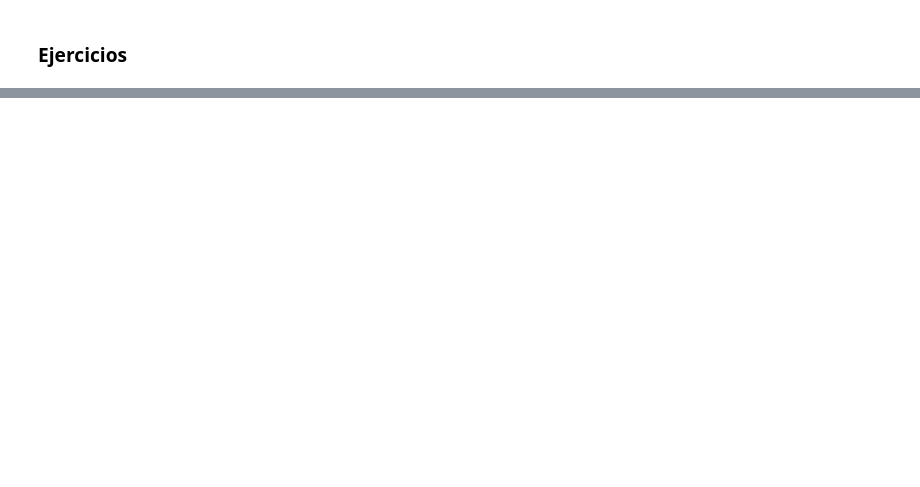
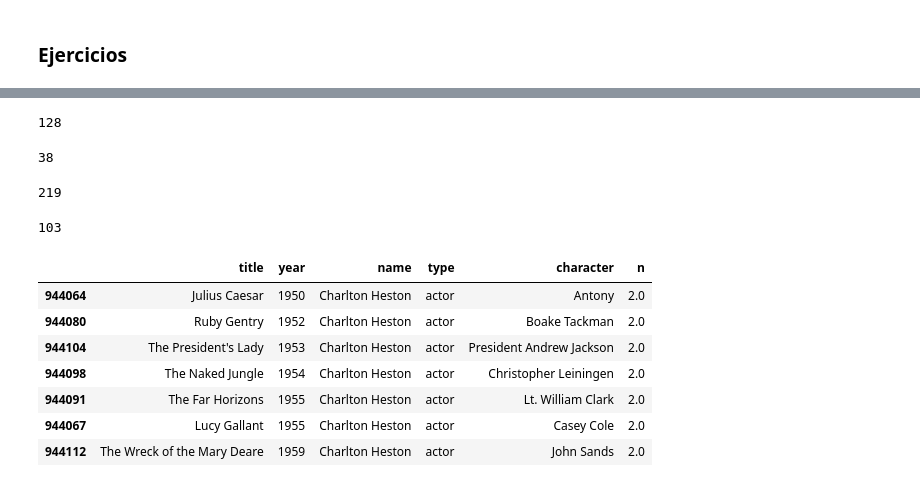
Before and after one commit to seimandi-g/Programacion-I, a Jupyter notebook: Unidad II/4. pandas-ejercicios-1.ipynb, the cells around one changed output, grey strips where cells are left out. Drawn from its saved outputs; the diff is of its cells as text; code cells hidden in the pictures; blank space fills up the shorter version.

```diff
--- a/Unidad II/4. pandas-ejercicios-1.ipynb
+++ b/Unidad II/4. pandas-ejercicios-1.ipynb
@@ -298,0 +209,48 @@ len(c)
+# %%
+# Cuantos papeles fueron listados en la pelicula "The Wizard of Oz" de 1939
+c =  Casting
+c = c[ (c.title == "The Wizard of Oz") & (c.year == 1939) ]
+len(c)
+# %% [output]
+128
+# %%
+# Cuantos papeles de "Bruce Wayne" han sido hechos en la historia
+# de las peliculas
+c =  Casting
+c = c[c.character == "Bruce Wayne"]
+len(c)
+# %% [output]
+38
+# %%
+# Cuanta gente ah hecho el papel de "Romeo"
+c =  Casting
+c = c[c.character == "Romeo"]
+len(c)
+# %% [output]
+219
+# %%
+# Cuantos papeles ah hecho "Robert De Niro" en su carrera
+c =  Casting
+c = c[c.name == "Robert De Niro"]
+len(c)
+# %% [output]
+103
+# %%
+# Listado de papeles de soporte que tuvo el actor "Charlton Heston" en
+# la decada de los 50's, ordenado por año
+
+c =  Casting
+c = c[c.name == "Charlton Heston"]
+c = c[c.n == 2]
+c = c[c.year // 10 == 195]
+c = c.sort_values('year')
+c
+# %% [output]
+|  | title | year | name | type | character | n |
+| 944064 | Julius Caesar | 1950 | Charlton Heston | actor | Antony | 2.0 |
+| 944080 | Ruby Gentry | 1952 | Charlton Heston | actor | Boake Tackman | 2.0 |
+| 944104 | The President's Lady | 1953 | Charlton Heston | actor | President Andrew Jackson | 2.0 |
+| 944098 | The Naked Jungle | 1954 | Charlton Heston | actor | Christopher Leiningen | 2.0 |
+| 944091 | The Far Horizons | 1955 | Charlton Heston | actor | Lt. William Clark | 2.0 |
+| 944067 | Lucy Gallant | 1955 | Charlton Heston | actor | Casey Cole | 2.0 |
+| 944112 | The Wreck of the Mary Deare | 1959 | Charlton Heston | actor | John Sands | 2.0 |
```
Also changed, not shown: parts of 48 cells of this notebook, 29 other files.
